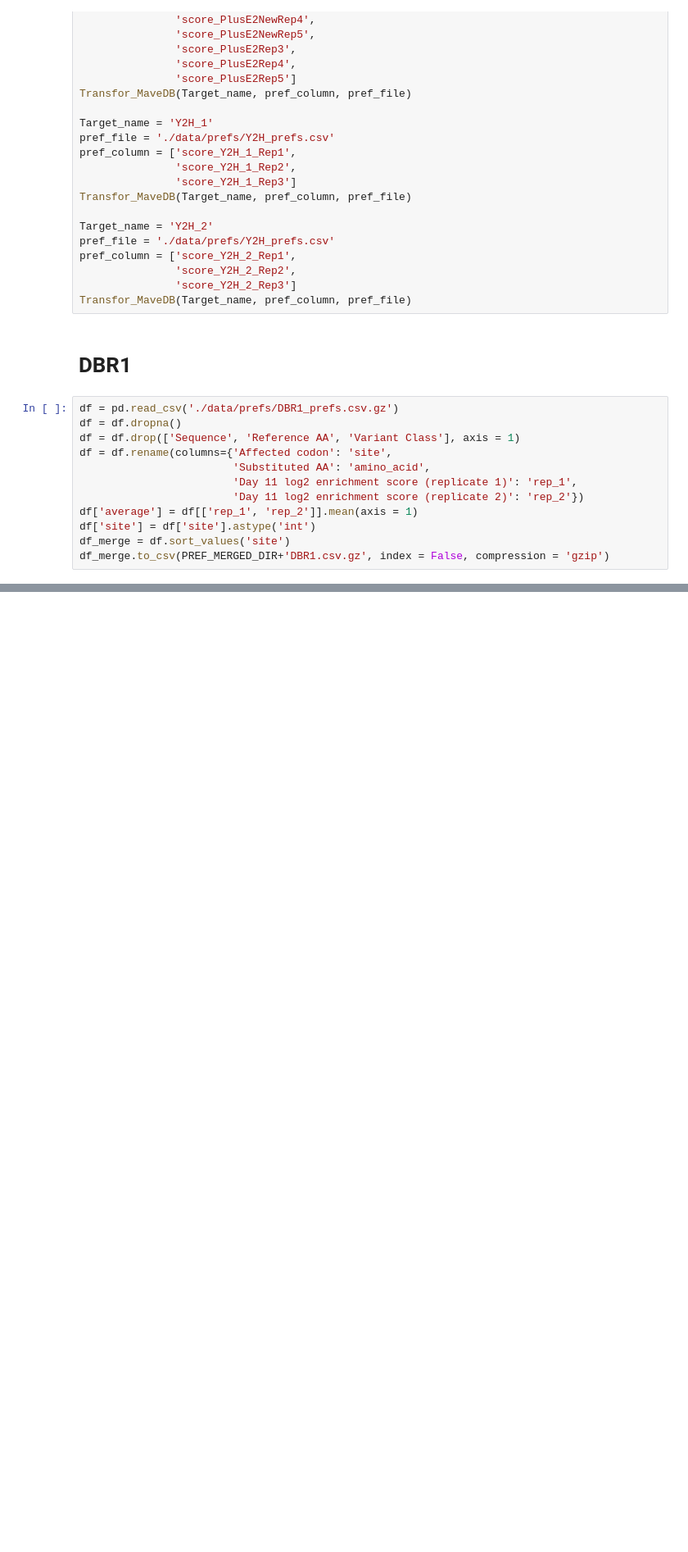
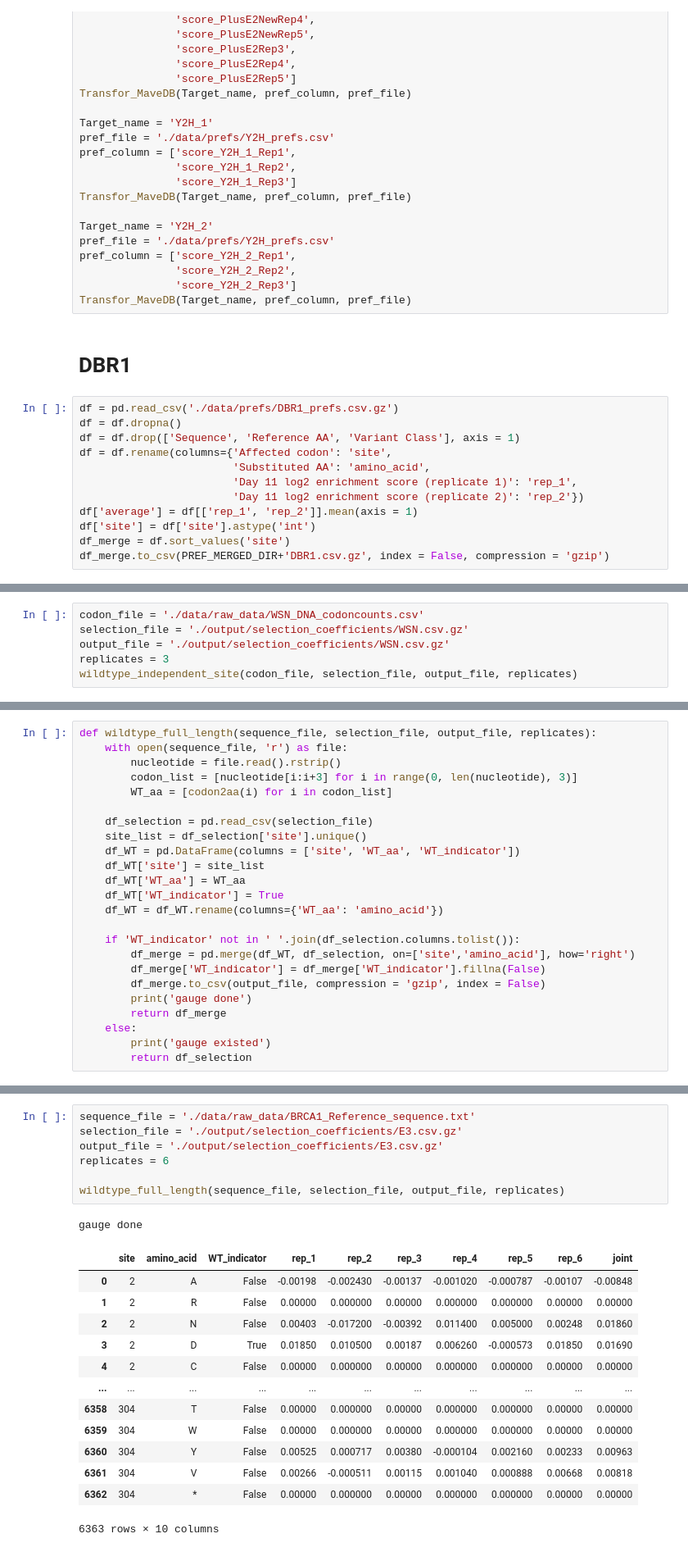
Before and after one commit to bartonlab/paper-DMS-inference, a Jupyter notebook: preference_transform.ipynb, the cells around one changed output, grey strips where cells are left out. Shown: that part at 82% size. Saved outputs shown, nothing was run; the diff lists cells and outputs as text; blank space fills up the shorter version.

Commit message:
update WT_indicator in selection coefficients file

```diff
--- a/preference_transform.ipynb
+++ b/preference_transform.ipynb
@@ -1167,0 +954,6 @@ gauge done
+# %%
+codon_file = './data/raw_data/WSN_DNA_codoncounts.csv'
+selection_file = './output/selection_coefficients/WSN.csv.gz'
+output_file = './output/selection_coefficients/WSN.csv.gz'
+replicates = 3
+wildtype_independent_site(codon_file, selection_file, output_file, replicates)
@@ -1167,0 +1017,24 @@ gauge done
+# %%
+def wildtype_full_length(sequence_file, selection_file, output_file, replicates):
+    with open(sequence_file, 'r') as file:
+        nucleotide = file.read().rstrip()
+        codon_list = [nucleotide[i:i+3] for i in range(0, len(nucleotide), 3)]
+        WT_aa = [codon2aa(i) for i in codon_list]
+
+    df_selection = pd.read_csv(selection_file)
+    site_list = df_selection['site'].unique()
+    df_WT = pd.DataFrame(columns = ['site', 'WT_aa', 'WT_indicator'])
+    df_WT['site'] = site_list
+    df_WT['WT_aa'] = WT_aa
+    df_WT['WT_indicator'] = True
+    df_WT = df_WT.rename(columns={'WT_aa': 'amino_acid'})
+
+    if 'WT_indicator' not in ' '.join(df_selection.columns.tolist()):
+        df_merge = pd.merge(df_WT, df_selection, on=['site','amino_acid'], how='right')
+        df_merge['WT_indicator'] = df_merge['WT_indicator'].fillna(False)
+        df_merge.to_csv(output_file, compression = 'gzip', index = False)
+        print('gauge done')
+        return df_merge
+    else:
+        print('gauge existed')
+        return df_selection
@@ -1167,0 +1129,22 @@ gauge done
+# %%
+sequence_file = './data/raw_data/BRCA1_Reference_sequence.txt'
+selection_file = './output/selection_coefficients/E3.csv.gz'
+output_file = './output/selection_coefficients/E3.csv.gz'
+replicates = 6
+
+wildtype_full_length(sequence_file, selection_file, output_file, replicates)
+# %% [output]
+gauge done
+|  | site | amino_acid | WT_indicator | rep_1 | rep_2 | rep_3 | rep_4 | rep_5 | rep_6 | joint |
+| 0 | 2 | A | False | -0.00198 | -0.002430 | -0.00137 | -0.001020 | -0.000787 | -0.00107 | -0.00848 |
+| 1 | 2 | R | False | 0.00000 | 0.000000 | 0.00000 | 0.000000 | 0.000000 | 0.00000 | 0.00000 |
+| 2 | 2 | N | False | 0.00403 | -0.017200 | -0.00392 | 0.011400 | 0.005000 | 0.00248 | 0.01860 |
+| 3 | 2 | D | True | 0.01850 | 0.010500 | 0.00187 | 0.006260 | -0.000573 | 0.01850 | 0.01690 |
+| 4 | 2 | C | False | 0.00000 | 0.000000 | 0.00000 | 0.000000 | 0.000000 | 0.00000 | 0.00000 |
+| ... | ... | ... | ... | ... | ... | ... | ... | ... | ... | ... |
+| 6358 | 304 | T | False | 0.00000 | 0.000000 | 0.00000 | 0.000000 | 0.000000 | 0.00000 | 0.00000 |
+| 6359 | 304 | W | False | 0.00000 | 0.000000 | 0.00000 | 0.000000 | 0.000000 | 0.00000 | 0.00000 |
+| 6360 | 304 | Y | False | 0.00525 | 0.000717 | 0.00380 | -0.000104 | 0.002160 | 0.00233 | 0.00963 |
+| 6361 | 304 | V | False | 0.00266 | -0.000511 | 0.00115 | 0.001040 | 0.000888 | 0.00668 | 0.00818 |
+| 6362 | 304 | * | False | 0.00000 | 0.000000 | 0.00000 | 0.000000 | 0.000000 | 0.00000 | 0.00000 |
+6363 rows × 10 columns
```
Also changed, not shown: parts of 55 cells of this notebook, 55 other files.
